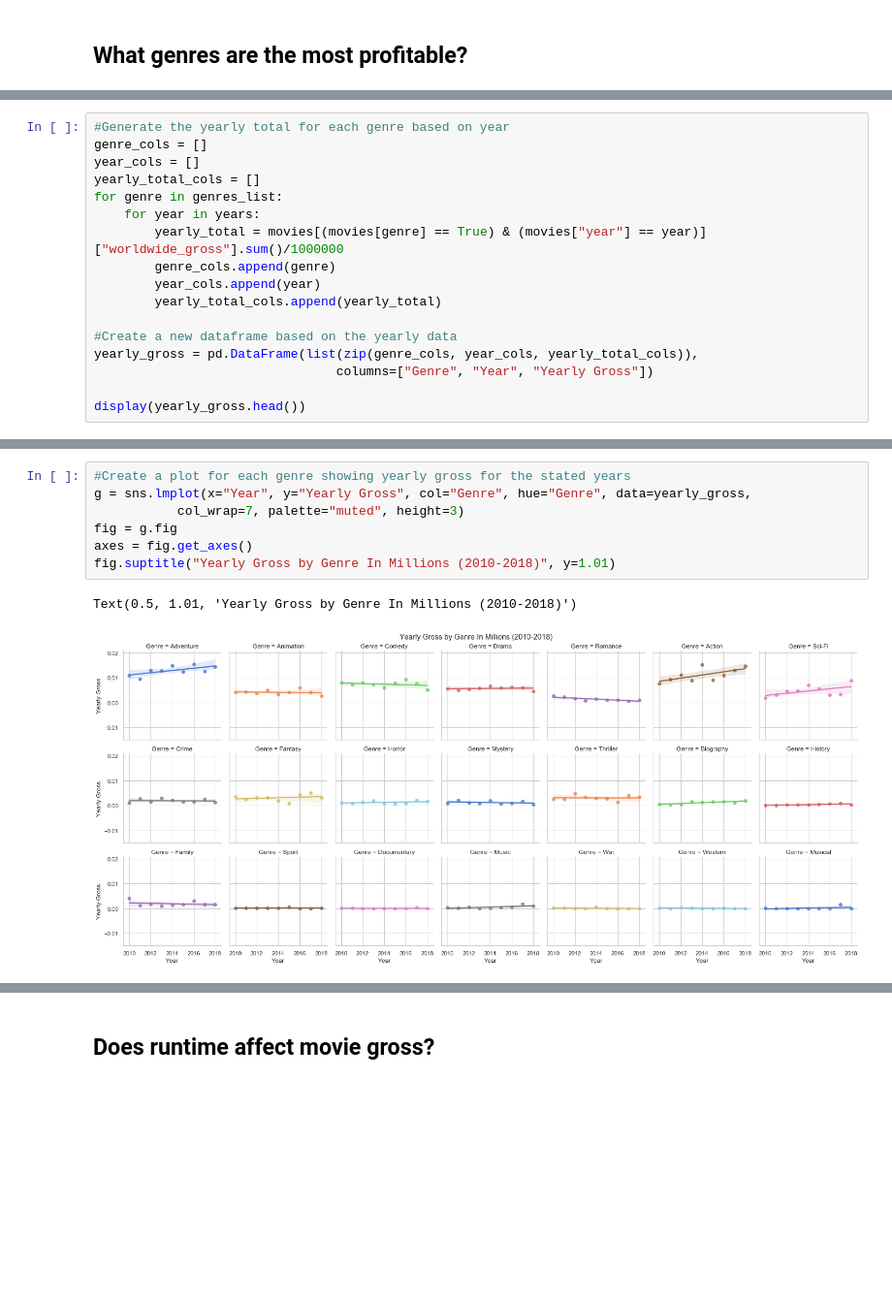
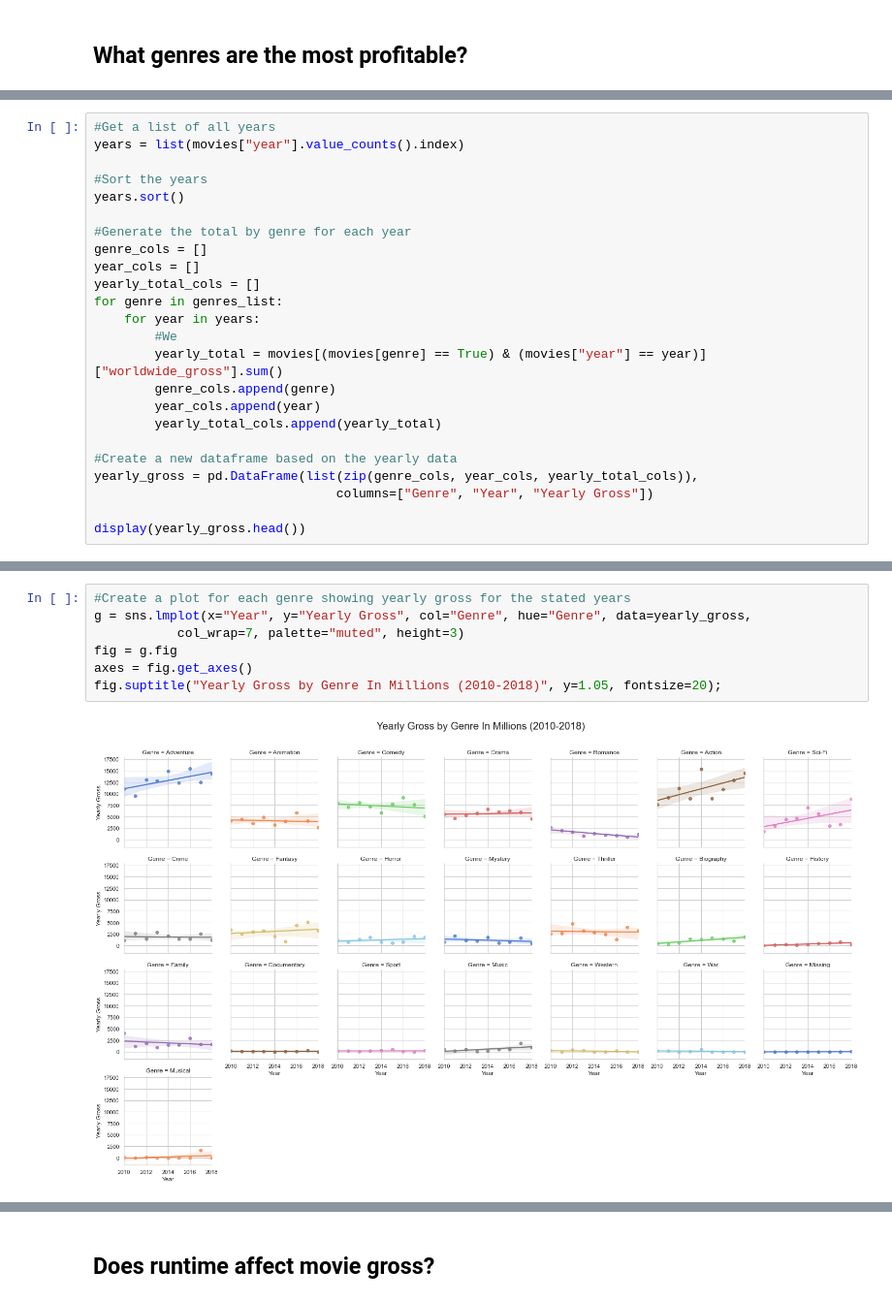
Before and after one commit to charlottebasch/A-Visual-Exploration-of-Movie-Profit-Trends, a Jupyter notebook: student.ipynb, the cells around one changed output, grey strips where cells are left out. Shown at 97% size. Saved outputs shown, nothing was run; the diff lists cells and outputs as text; blank space fills up the shorter version.

```diff
--- a/student.ipynb
+++ b/student.ipynb
@@ -352,11 +345,18 @@ plt.show()
 # %%
-#Generate the yearly total for each genre based on year
+#Get a list of all years
+years = list(movies["year"].value_counts().index)
+
+#Sort the years
+years.sort()
+
+#Generate the total by genre for each year
 genre_cols = []
 year_cols = []
 yearly_total_cols = []
 for genre in genres_list:
     for year in years:
-        yearly_total = movies[(movies[genre] == True) & (movies["year"] == year)]["worldwide_gross"].sum()/1000000
+        #We
+        yearly_total = movies[(movies[genre] == True) & (movies["year"] == year)]["worldwide_gross"].sum()
         genre_cols.append(genre)
         year_cols.append(year)
         yearly_total_cols.append(yearly_total)
@@ -376,10 +376,9 @@ display(yearly_gross.head())
 # %%
 #Create a plot for each genre showing yearly gross for the stated years
 g = sns.lmplot(x="Year", y="Yearly Gross", col="Genre", hue="Genre", data=yearly_gross,
            col_wrap=7, palette="muted", height=3)
 fig = g.fig
 axes = fig.get_axes()
-fig.suptitle("Yearly Gross by Genre In Millions (2010-2018)", y=1.01)
+fig.suptitle("Yearly Gross by Genre In Millions (2010-2018)", y=1.05, fontsize=20);
 # %% [output]
-Text(0.5, 1.01, 'Yearly Gross by Genre In Millions (2010-2018)')
-[figure, old version]
+[figure, new version]
```
Also changed, not shown: parts of 23 cells of this notebook.
